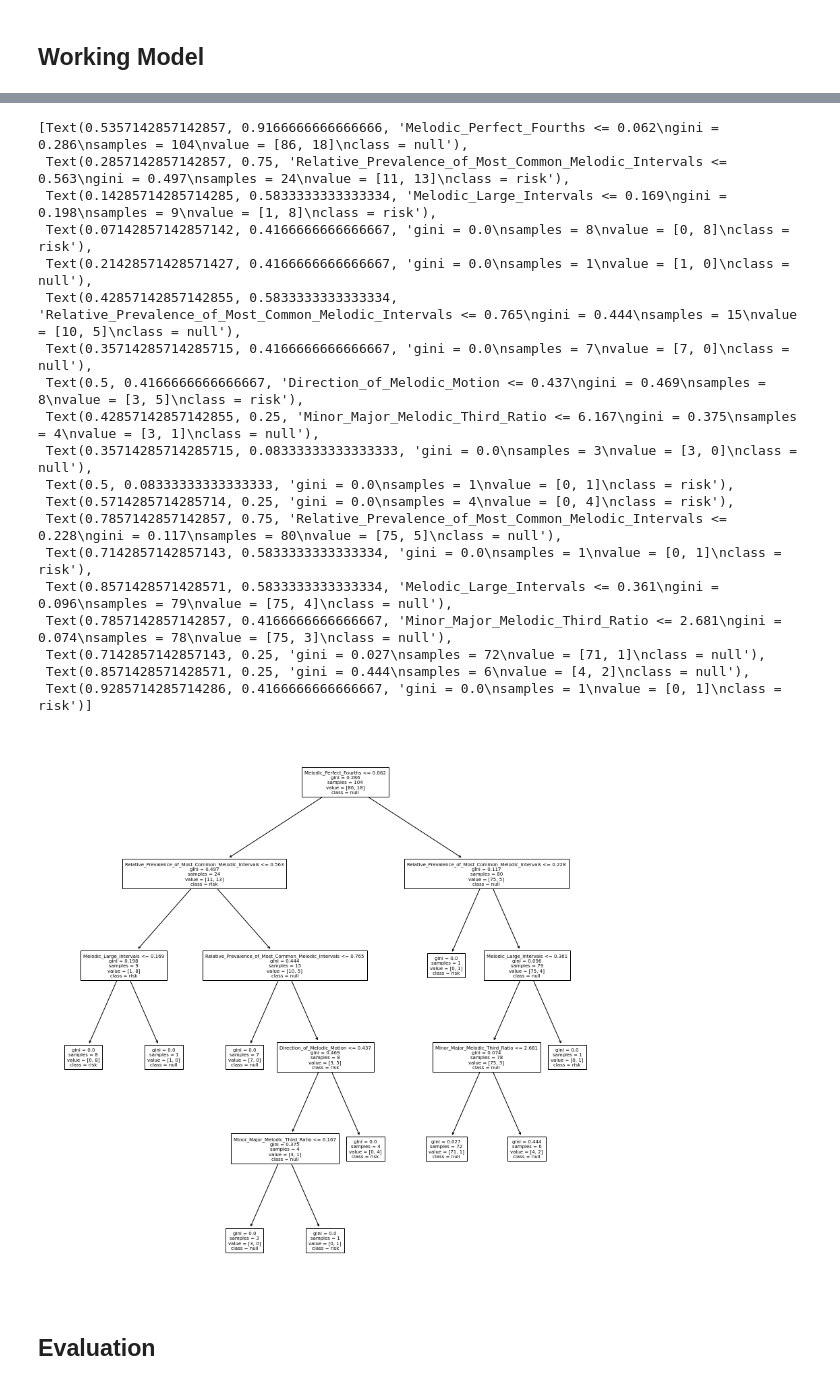
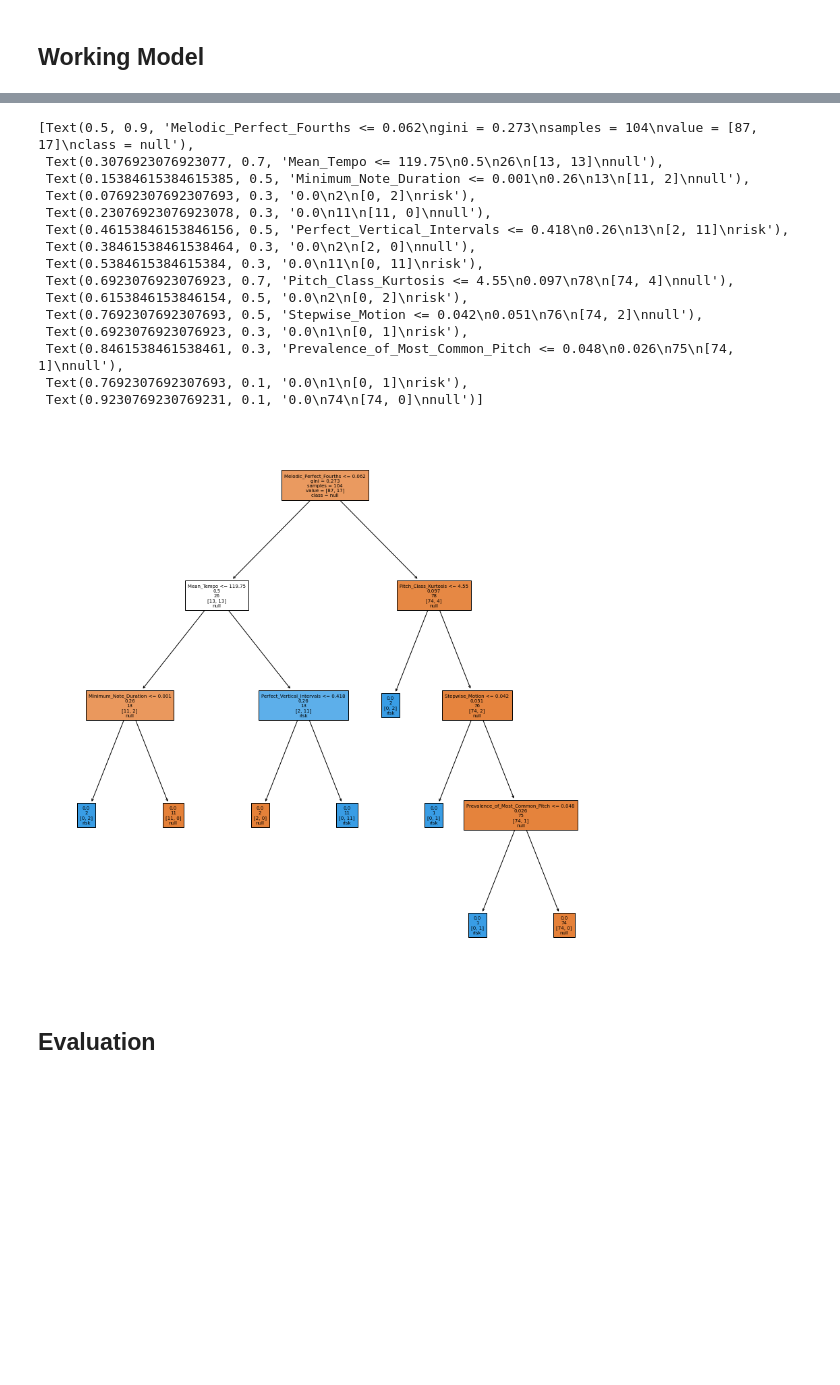
Before and after one commit to chuangcaleb/music-theme-recognition, a Jupyter notebook: training_model/model.ipynb, the cells around one changed output, grey strips where cells are left out. Cells and saved outputs as stored; diff of their text form; code cells hidden in the pictures; blank space fills up the shorter version.

Commit message:
feat: Preselect features manually

```diff
--- a/training_model/model.ipynb
+++ b/training_model/model.ipynb
@@ -24,16 +32,13 @@ from sklearn.metrics import accuracy_score, hamming_loss, f1_score
 # %%
 target_label = 'risk'
+feature_start = 'Vertical_Unisons'
+feature_end = 'Minor_Major_Triad_Ratio'
 
 k_value = 3
 
-# feature_start = 'Range'
-# feature_end = 'Metrical_Diversity'
-feature_start = 'Most_Common_Melodic_Interval'
-feature_end = 'Melodic_Pitch_Variety'
-
 threshold_val = 0
 
-rand_state = 12
+rand_state = 15
 # %% [markdown]
 ## **Importing Dataset**
 # %% [markdown]
@@ -55,7 +60,8 @@ raw_label_df = pd.read_excel(song_theme_label_database_path)
 
 Select the features for this iteration
 # %%
-man_feature_df = raw_feature_df.loc[:,feature_start:feature_end]
+# man_feature_df = raw_feature_df.loc[:, feature_start:feature_end]
+man_feature_df = raw_feature_df[preselected_feature_list]
 # %% [markdown]
 Select the labels for this iteration
 # %%
@@ -87,14 +92,15 @@ constant_filter.fit(man_feature_df)
 constant_columns = [column for column in man_feature_df.columns
                     if column not in
                     man_feature_df.columns[constant_filter.get_support()]]
-var_feature_df = constant_filter.transform(man_feature_df)
+var_feature_np = constant_filter.transform(man_feature_df)
 # x_test = constant_filter.transform(label_df)
 # for column in constant_columns:
 #     print("Removed ", column)
 print(f"Started with {man_feature_df.shape[1]} features.")
 print(
-    f"Removed {len(constant_columns)} features that have a variance of {threshold_val}.")
-print(f"There are {(var_feature_df.shape[1])} features left.")
+    f"Removed {len(constant_columns)} feature(s) that having variance of {threshold_val}.")
+print(f"There are {(var_feature_np.shape[1])} features left.")
 
-feature_names = [x for x in man_feature_df.columns if not x in constant_columns]
+feature_names = [
+    x for x in man_feature_df.columns if not x in constant_columns]
 # %% [output]
@@ -114,7 +120,7 @@ Filter out features with low importance
 # # label_np = label_df
 
 # feature_np = feature_df.to_numpy()
-feature_np = var_feature_df
+feature_np = var_feature_np
 label_np = label_df.to_numpy().astype(int)
 
 ids_df = raw_feature_df['sample']
@@ -192,33 +201,29 @@ DecisionTreeClassifier(max_leaf_nodes=10, random_state=12)
 # %%
-from sklearn.tree import export_text
 from sklearn import tree
 import matplotlib.pyplot as plt
 
 # print(export_text(classifier, feature_names=final_columns))
 
-plt.figure(figsize=(15,15))
-tree.plot_tree(classifier,feature_names=feature_names, class_names=['null',target_label],fontsize=7)
+plt.figure(figsize=(15, 15))
+tree.plot_tree(classifier, feature_names=feature_names, class_names=[
+               'null', target_label], label='root', filled=True, fontsize=7)
 # %% [output]
-[Text(0.5357142857142857, 0.9166666666666666, 'Melodic_Perfect_Fourths <= 0.062\ngini = 0.286\nsamples = 104\nvalue = [86, 18]\nclass = null'),
- Text(0.2857142857142857, 0.75, 'Relative_Prevalence_of_Most_Common_Melodic_Intervals <= 0.563\ngini = 0.497\nsamples = 24\nvalue = [11, 13]\nclass = risk'),
- Text(0.14285714285714285, 0.5833333333333334, 'Melodic_Large_Intervals <= 0.169\ngini = 0.198\nsamples = 9\nvalue = [1, 8]\nclass = risk'),
- Text(0.07142857142857142, 0.4166666666666667, 'gini = 0.0\nsamples = 8\nvalue = [0, 8]\nclass = risk'),
- Text(0.21428571428571427, 0.4166666666666667, 'gini = 0.0\nsamples = 1\nvalue = [1, 0]\nclass = null'),
- Text(0.42857142857142855, 0.5833333333333334, 'Relative_Prevalence_of_Most_Common_Melodic_Intervals <= 0.765\ngini = 0.444\nsamples = 15\nvalue = [10, 5]\nclass = null'),
- Text(0.35714285714285715, 0.4166666666666667, 'gini = 0.0\nsamples = 7\nvalue = [7, 0]\nclass = null'),
- Text(0.5, 0.4166666666666667, 'Direction_of_Melodic_Motion <= 0.437\ngini = 0.469\nsamples = 8\nvalue = [3, 5]\nclass = risk'),
- Text(0.42857142857142855, 0.25, 'Minor_Major_Melodic_Third_Ratio <= 6.167\ngini = 0.375\nsamples = 4\nvalue = [3, 1]\nclass = null'),
- Text(0.35714285714285715, 0.08333333333333333, 'gini = 0.0\nsamples = 3\nvalue = [3, 0]\nclass = null'),
- Text(0.5, 0.08333333333333333, 'gini = 0.0\nsamples = 1\nvalue = [0, 1]\nclass = risk'),
- Text(0.5714285714285714, 0.25, 'gini = 0.0\nsamples = 4\nvalue = [0, 4]\nclass = risk'),
- Text(0.7857142857142857, 0.75, 'Relative_Prevalence_of_Most_Common_Melodic_Intervals <= 0.228\ngini = 0.117\nsamples = 80\nvalue = [75, 5]\nclass = null'),
- Text(0.7142857142857143, 0.5833333333333334, 'gini = 0.0\nsamples = 1\nvalue = [0, 1]\nclass = risk'),
- Text(0.8571428571428571, 0.5833333333333334, 'Melodic_Large_Intervals <= 0.361\ngini = 0.096\nsamples = 79\nvalue = [75, 4]\nclass = null'),
- Text(0.7857142857142857, 0.4166666666666667, 'Minor_Major_Melodic_Third_Ratio <= 2.681\ngini = 0.074\nsamples = 78\nvalue = [75, 3]\nclass = null'),
- Text(0.7142857142857143, 0.25, 'gini = 0.027\nsamples = 72\nvalue = [71, 1]\nclass = null'),
- Text(0.8571428571428571, 0.25, 'gini = 0.444\nsamples = 6\nvalue = [4, 2]\nclass = null'),
- Text(0.9285714285714286, 0.4166666666666667, 'gini = 0.0\nsamples = 1\nvalue = [0, 1]\nclass = risk')]
+[Text(0.5, 0.9, 'Melodic_Perfect_Fourths <= 0.062\ngini = 0.273\nsamples = 104\nvalue = [87, 17]\nclass = null'),
+ Text(0.3076923076923077, 0.7, 'Mean_Tempo <= 119.75\n0.5\n26\n[13, 13]\nnull'),
+ Text(0.15384615384615385, 0.5, 'Minimum_Note_Duration <= 0.001\n0.26\n13\n[11, 2]\nnull'),
+ Text(0.07692307692307693, 0.3, '0.0\n2\n[0, 2]\nrisk'),
+ Text(0.23076923076923078, 0.3, '0.0\n11\n[11, 0]\nnull'),
+ Text(0.46153846153846156, 0.5, 'Perfect_Vertical_Intervals <= 0.418\n0.26\n13\n[2, 11]\nrisk'),
+ Text(0.38461538461538464, 0.3, '0.0\n2\n[2, 0]\nnull'),
+ Text(0.5384615384615384, 0.3, '0.0\n11\n[0, 11]\nrisk'),
+ Text(0.6923076923076923, 0.7, 'Pitch_Class_Kurtosis <= 4.55\n0.097\n78\n[74, 4]\nnull'),
+ Text(0.6153846153846154, 0.5, '0.0\n2\n[0, 2]\nrisk'),
+ Text(0.7692307692307693, 0.5, 'Stepwise_Motion <= 0.042\n0.051\n76\n[74, 2]\nnull'),
+ Text(0.6923076923076923, 0.3, '0.0\n1\n[0, 1]\nrisk'),
+ Text(0.8461538461538461, 0.3, 'Prevalence_of_Most_Common_Pitch <= 0.048\n0.026\n75\n[74, 1]\nnull'),
+ Text(0.7692307692307693, 0.1, '0.0\n1\n[0, 1]\nrisk'),
+ Text(0.9230769230769231, 0.1, '0.0\n74\n[74, 0]\nnull')]
-[figure, old version]
+[figure, new version]
 # %% [markdown]
 ## **Evaluation**
 # %% [markdown]
```
Also changed, not shown: parts of 9 cells of this notebook, 3 other files.
